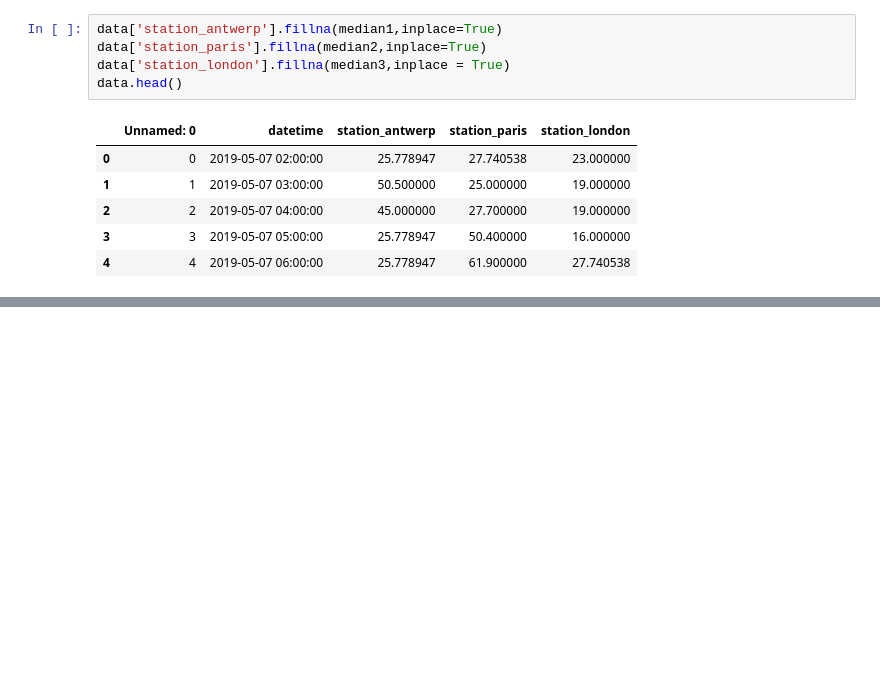
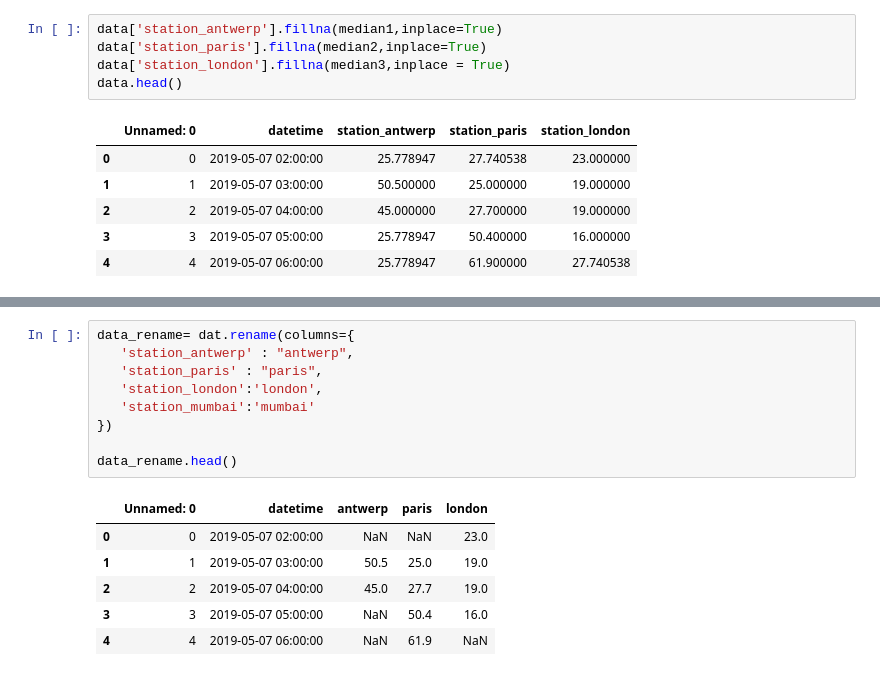
Before and after one commit to Dipak-Jagadale/Pandas, a Jupyter notebook: Dipak_start_to_end_Pandas.ipynb, the cells around one changed output, grey strips where cells are left out. Saved outputs shown, nothing was run; the diff lists cells and outputs as text; blank space fills up the shorter version.

```diff
--- a/Dipak_start_to_end_Pandas.ipynb
+++ b/Dipak_start_to_end_Pandas.ipynb
@@ -1291,0 +1369,16 @@ for example , consider the follwing set of numbes: 3,4,6,4,2,4,8. in  the datase
+# %%
+data_rename= dat.rename(columns={
+   'station_antwerp' : "antwerp",
+   'station_paris' : "paris",
+   'station_london':'london',
+   'station_mumbai':'mumbai'
+})
+
+data_rename.head()
+# %% [output]
+|  | Unnamed: 0 | datetime | antwerp | paris | london |
+| 0 | 0 | 2019-05-07 02:00:00 | NaN | NaN | 23.0 |
+| 1 | 1 | 2019-05-07 03:00:00 | 50.5 | 25.0 | 19.0 |
+| 2 | 2 | 2019-05-07 04:00:00 | 45.0 | 27.7 | 19.0 |
+| 3 | 3 | 2019-05-07 05:00:00 | NaN | 50.4 | 16.0 |
+| 4 | 4 | 2019-05-07 06:00:00 | NaN | 61.9 | NaN |
```
Also changed, not shown: parts of 19 cells of this notebook.
